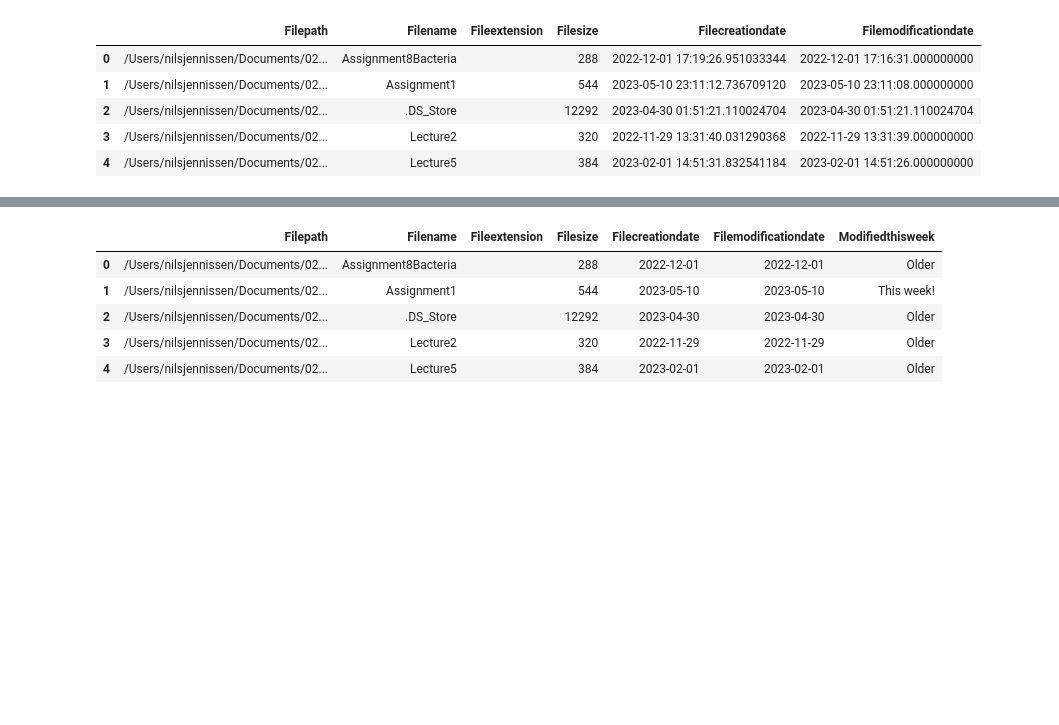
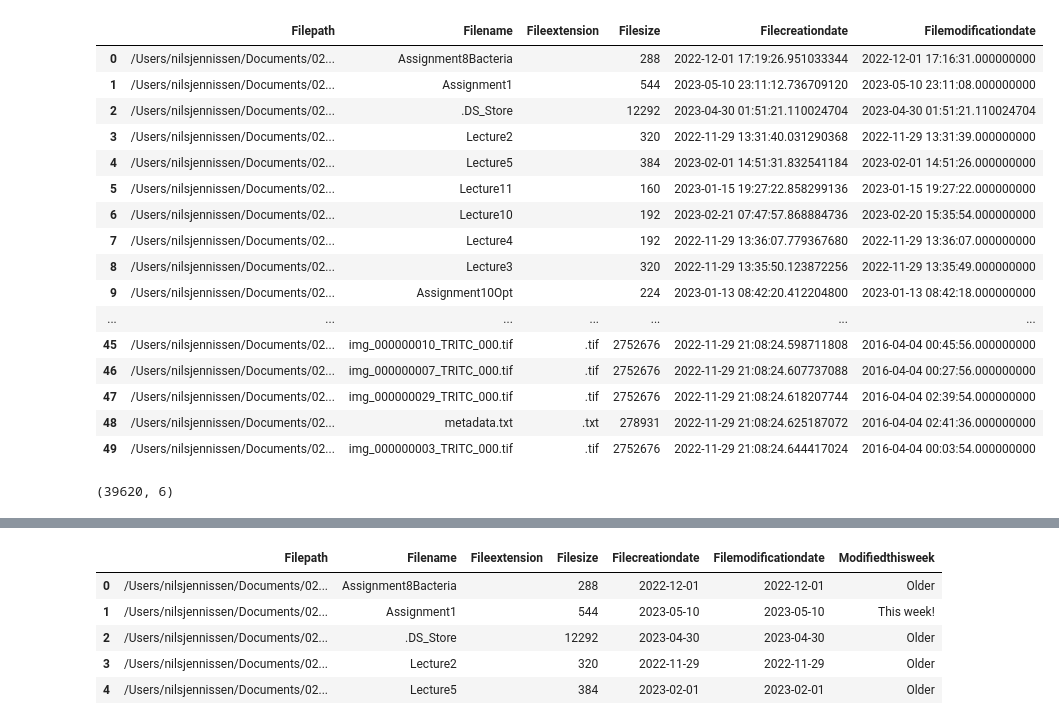
Before and after one commit to nilsjennissen/directory-assistant, a Jupyter notebook: notebooks/directory_glob.ipynb, the cells around one changed output, grey strips where cells are left out. Saved outputs shown, nothing was run; the diff lists cells and outputs as text; code cells hidden in the pictures; blank space fills up the shorter version.

```diff
--- a/notebooks/directory_glob.ipynb
+++ b/notebooks/directory_glob.ipynb
@@ -23,14 +23,30 @@ df['Filemodificationdate'] = df['Filepath'].apply(lambda x: x.stat().st_mtime)
 df['Filecreationdate'] = pd.to_datetime(df['Filecreationdate'], unit='s')
 df['Filemodificationdate'] = pd.to_datetime(df['Filemodificationdate'], unit='s')
 # %%
-df.head()
+df.head(50)
 # %% [output]
 |  | Filepath | Filename | Fileextension | Filesize | Filecreationdate | Filemodificationdate |
 | 0 | /Users/nilsjennissen/Documents/02... | Assignment8Bacteria |  | 288 | 2022-12-01 17:19:26.951033344 | 2022-12-01 17:16:31.000000000 |
 | 1 | /Users/nilsjennissen/Documents/02... | Assignment1 |  | 544 | 2023-05-10 23:11:12.736709120 | 2023-05-10 23:11:08.000000000 |
 | 2 | /Users/nilsjennissen/Documents/02... | .DS_Store |  | 12292 | 2023-04-30 01:51:21.110024704 | 2023-04-30 01:51:21.110024704 |
 | 3 | /Users/nilsjennissen/Documents/02... | Lecture2 |  | 320 | 2022-11-29 13:31:40.031290368 | 2022-11-29 13:31:39.000000000 |
 | 4 | /Users/nilsjennissen/Documents/02... | Lecture5 |  | 384 | 2023-02-01 14:51:31.832541184 | 2023-02-01 14:51:26.000000000 |
+| 5 | /Users/nilsjennissen/Documents/02... | Lecture11 |  | 160 | 2023-01-15 19:27:22.858299136 | 2023-01-15 19:27:22.000000000 |
+| 6 | /Users/nilsjennissen/Documents/02... | Lecture10 |  | 192 | 2023-02-21 07:47:57.868884736 | 2023-02-20 15:35:54.000000000 |
+| 7 | /Users/nilsjennissen/Documents/02... | Lecture4 |  | 192 | 2022-11-29 13:36:07.779367680 | 2022-11-29 13:36:07.000000000 |
+| 8 | /Users/nilsjennissen/Documents/02... | Lecture3 |  | 320 | 2022-11-29 13:35:50.123872256 | 2022-11-29 13:35:49.000000000 |
+| 9 | /Users/nilsjennissen/Documents/02... | Assignment10Opt |  | 224 | 2023-01-13 08:42:20.412204800 | 2023-01-13 08:42:18.000000000 |
+| ... | ... | ... | ... | ... | ... | ... |
+| 45 | /Users/nilsjennissen/Documents/02... | img_000000010_TRITC_000.tif | .tif | 2752676 | 2022-11-29 21:08:24.598711808 | 2016-04-04 00:45:56.000000000 |
+| 46 | /Users/nilsjennissen/Documents/02... | img_000000007_TRITC_000.tif | .tif | 2752676 | 2022-11-29 21:08:24.607737088 | 2016-04-04 00:27:56.000000000 |
+| 47 | /Users/nilsjennissen/Documents/02... | img_000000029_TRITC_000.tif | .tif | 2752676 | 2022-11-29 21:08:24.618207744 | 2016-04-04 02:39:54.000000000 |
+| 48 | /Users/nilsjennissen/Documents/02... | metadata.txt | .txt | 278931 | 2022-11-29 21:08:24.625187072 | 2016-04-04 02:41:36.000000000 |
+| 49 | /Users/nilsjennissen/Documents/02... | img_000000003_TRITC_000.tif | .tif | 2752676 | 2022-11-29 21:08:24.644417024 | 2016-04-04 00:03:54.000000000 |
+# %%
+# Get shape of dataframe
+df.shape
+# %% [output]
+(39620, 6)
 # %%
 # Create column for files that have been modified this week
 df['Modifiedthisweek'] = df['Filemodificationdate'].apply(lambda x: 'This week!' if x > pd.Timestamp.now() - pd.Timedelta(days=7) else 'Older')
```
